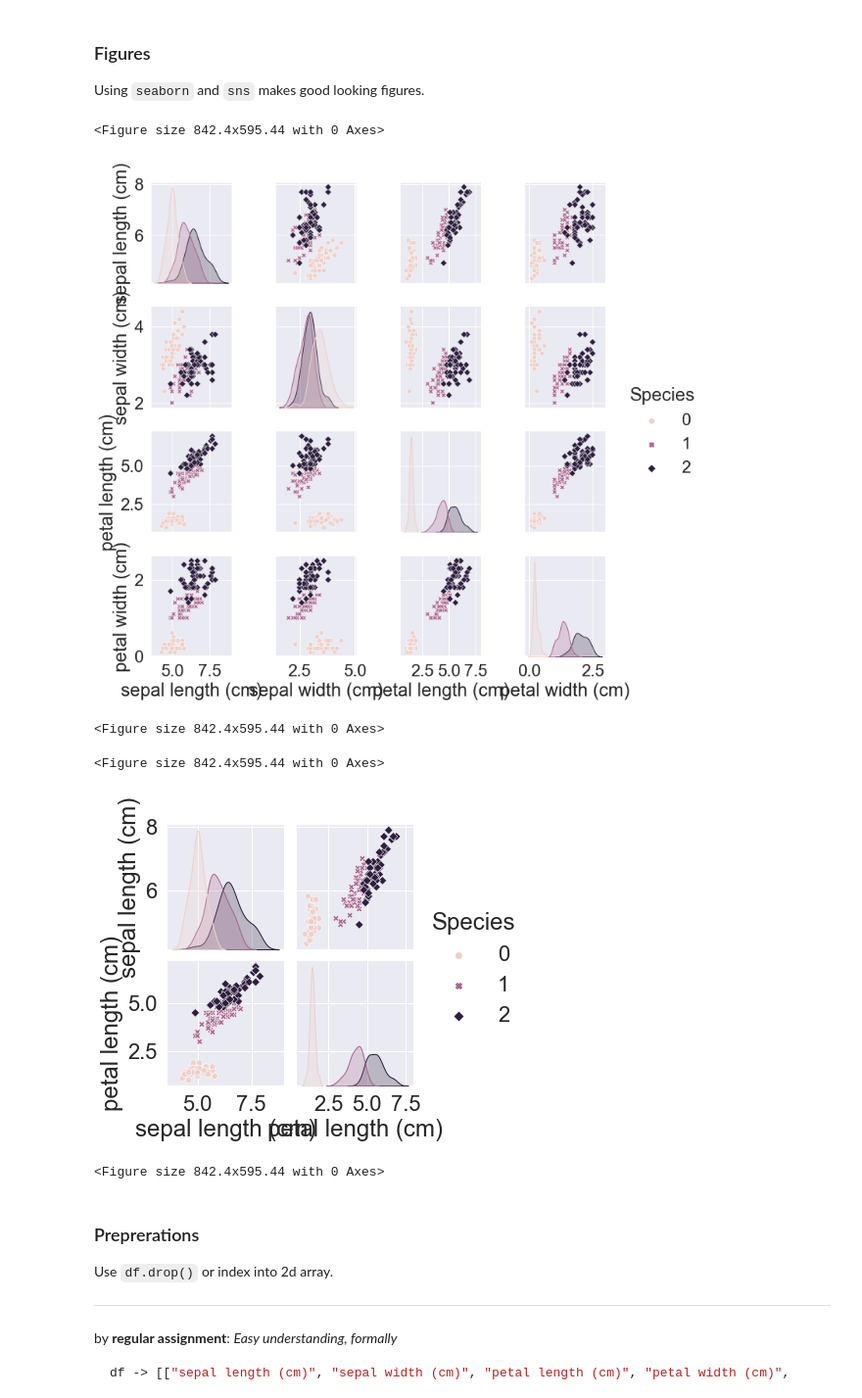
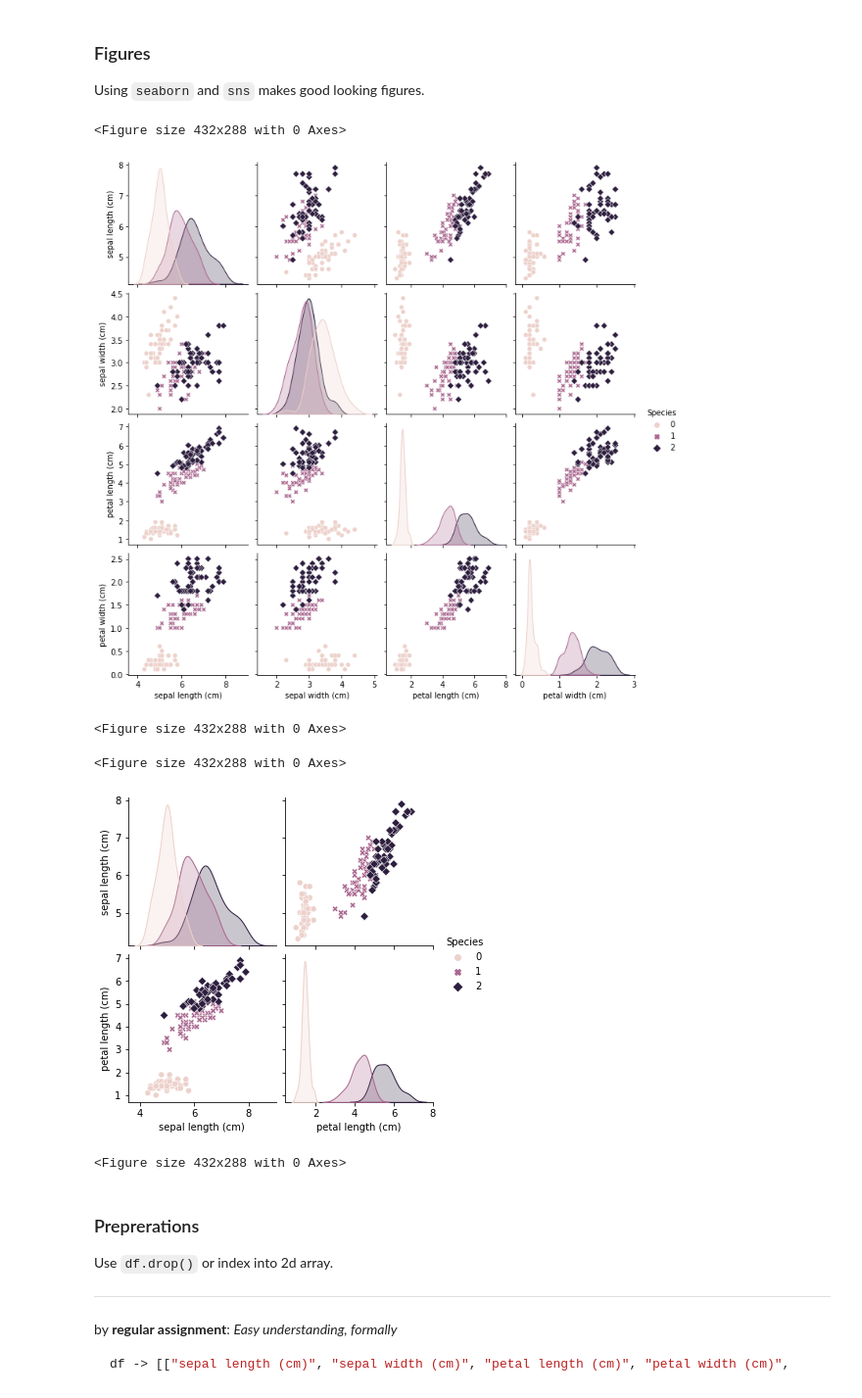
Before and after one commit to LTurret/NFU-Biotech-MachineLearning, a Jupyter notebook: src/6.K-NearestNeighbors/PRACTICE_6_KNN_01.ipynb, the cells around one changed output. Shown at 98% size. Cells and saved outputs as stored; diff of their text form; code cells hidden in the pictures.

```diff
--- a/src/6.K-NearestNeighbors/PRACTICE_6_KNN_01.ipynb
+++ b/src/6.K-NearestNeighbors/PRACTICE_6_KNN_01.ipynb
@@ -66,26 +66,16 @@ dtype: int64
 
 Using `seaborn` and `sns` makes good looking figures.
 # %%
-plt.figure()
 sns.pairplot(df, hue="Species", markers=["o", "X", "D"])
-plt.show()
-
-plt.savefig("./figures/lecture/AllVars.png")
-
-plt.figure()
 sns.pairplot(df, hue="Species", markers=["o", "X", "D"], vars=["sepal length (cm)","petal length (cm)"])
-plt.show()
-
-plt.savefig("./figures/lecture/SpecVars.png")
-
 # The differnces here is the plt will display all the variables if you're not definited the "vars" argument.
 # %% [output]
-<Figure size 842.4x595.44 with 0 Axes>
+<Figure size 432x288 with 0 Axes>
-[figure, old version]
+[figure, new version]
-<Figure size 842.4x595.44 with 0 Axes>
+<Figure size 432x288 with 0 Axes>
-<Figure size 842.4x595.44 with 0 Axes>
+<Figure size 432x288 with 0 Axes>
-[figure, old version]
+[figure, new version]
-<Figure size 842.4x595.44 with 0 Axes>
+<Figure size 432x288 with 0 Axes>
 # %% [markdown]
 ### Preprerations
 
```
Also changed, not shown: 2 other files.
